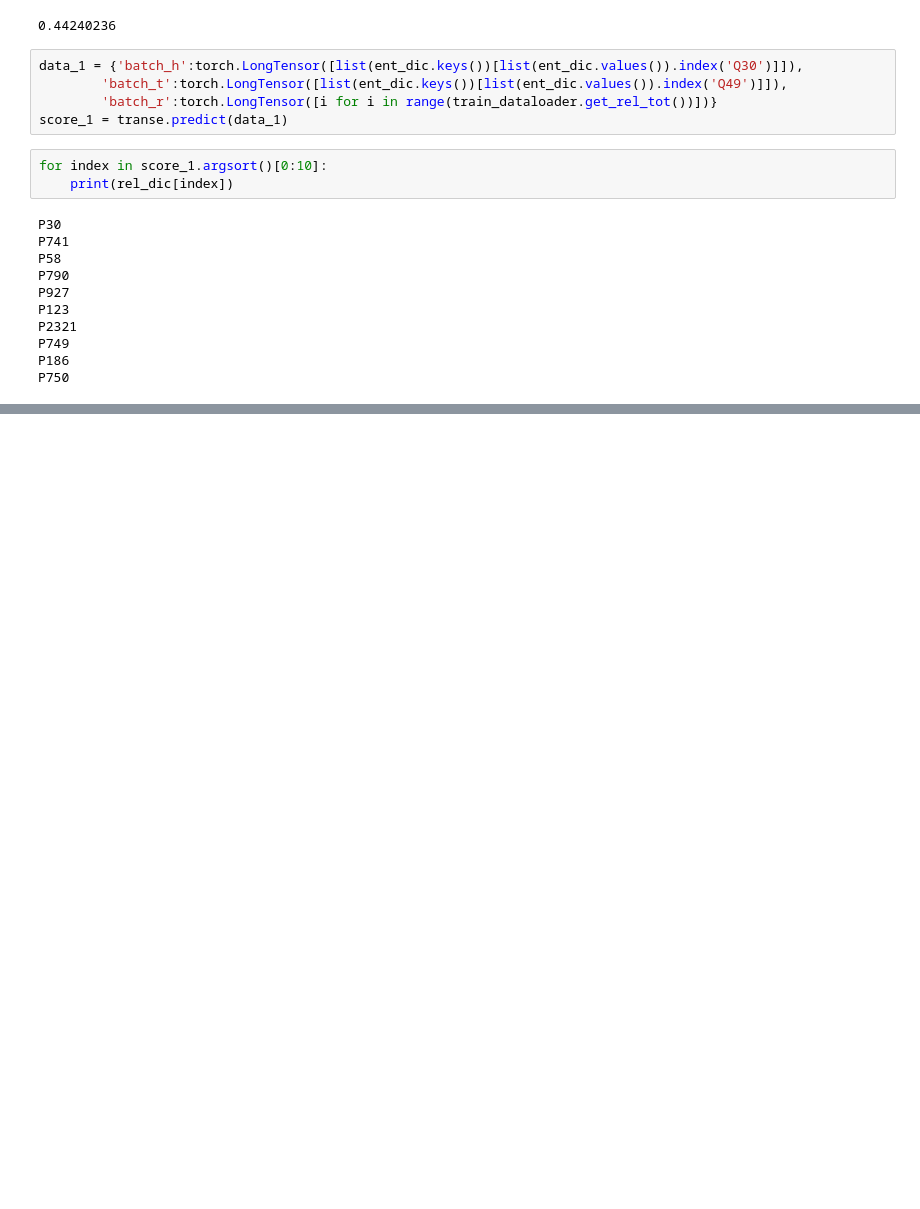
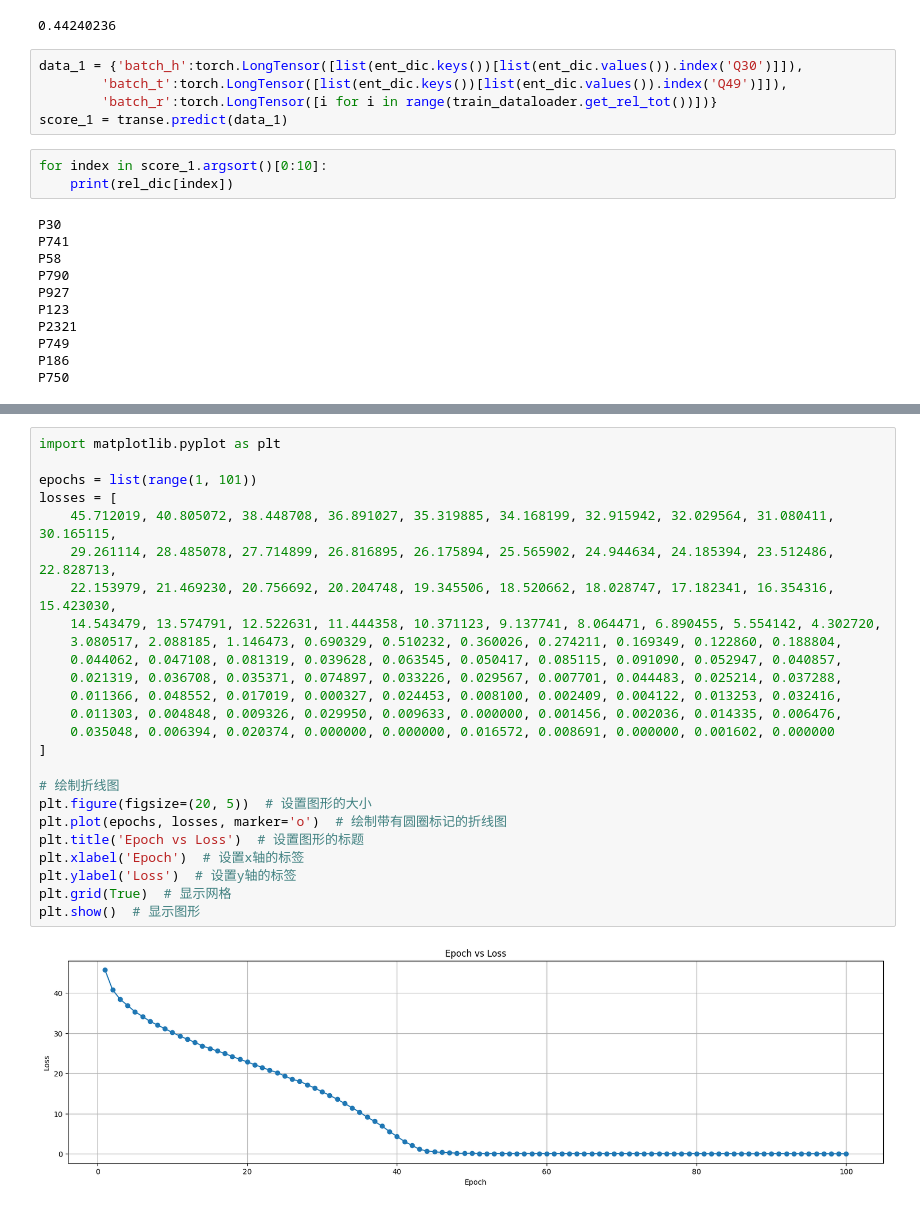
Before and after one commit to JaegerZhao/Natural-language-processing, a Jupyter notebook: 1 Word2VecTransE/TransE/TransE.ipynb, the cells around one changed output, grey strips where cells are left out. Drawn from its saved outputs; the diff is of its cells as text; blank space fills up the shorter version.

```diff
--- a/1 Word2VecTransE/TransE/TransE.ipynb
+++ b/1 Word2VecTransE/TransE/TransE.ipynb
@@ -177,0 +200,27 @@ P750
+# %%
+import matplotlib.pyplot as plt
+
+epochs = list(range(1, 101))
+losses = [
+    45.712019, 40.805072, 38.448708, 36.891027, 35.319885, 34.168199, 32.915942, 32.029564, 31.080411, 30.165115,
+    29.261114, 28.485078, 27.714899, 26.816895, 26.175894, 25.565902, 24.944634, 24.185394, 23.512486, 22.828713,
+    22.153979, 21.469230, 20.756692, 20.204748, 19.345506, 18.520662, 18.028747, 17.182341, 16.354316, 15.423030,
+    14.543479, 13.574791, 12.522631, 11.444358, 10.371123, 9.137741, 8.064471, 6.890455, 5.554142, 4.302720,
+    3.080517, 2.088185, 1.146473, 0.690329, 0.510232, 0.360026, 0.274211, 0.169349, 0.122860, 0.188804,
+    0.044062, 0.047108, 0.081319, 0.039628, 0.063545, 0.050417, 0.085115, 0.091090, 0.052947, 0.040857,
+    0.021319, 0.036708, 0.035371, 0.074897, 0.033226, 0.029567, 0.007701, 0.044483, 0.025214, 0.037288,
+    0.011366, 0.048552, 0.017019, 0.000327, 0.024453, 0.008100, 0.002409, 0.004122, 0.013253, 0.032416,
+    0.011303, 0.004848, 0.009326, 0.029950, 0.009633, 0.000000, 0.001456, 0.002036, 0.014335, 0.006476,
+    0.035048, 0.006394, 0.020374, 0.000000, 0.000000, 0.016572, 0.008691, 0.000000, 0.001602, 0.000000
+]
+
+# 绘制折线图
+plt.figure(figsize=(20, 5))  # 设置图形的大小
+plt.plot(epochs, losses, marker='o')  # 绘制带有圆圈标记的折线图
+plt.title('Epoch vs Loss')  # 设置图形的标题
+plt.xlabel('Epoch')  # 设置x轴的标签
+plt.ylabel('Loss')  # 设置y轴的标签
+plt.grid(True)  # 显示网格
+plt.show()  # 显示图形
+# %% [output]
+[figure, added]
```
Also changed, not shown: parts of 12 cells of this notebook, 10 other files.
